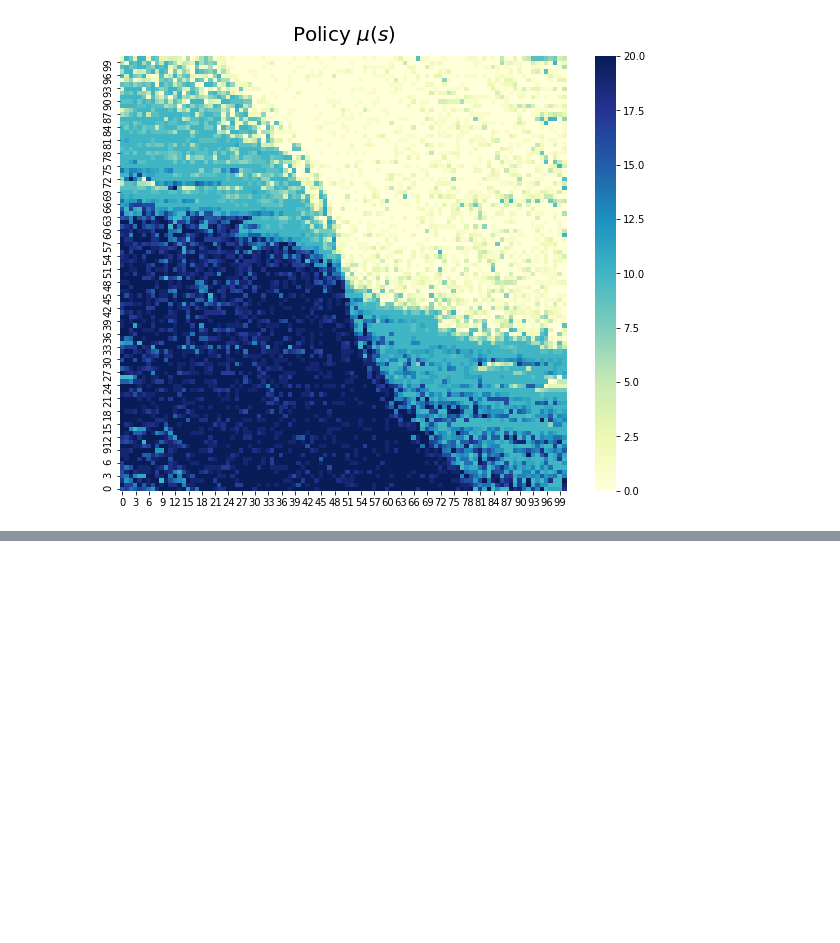
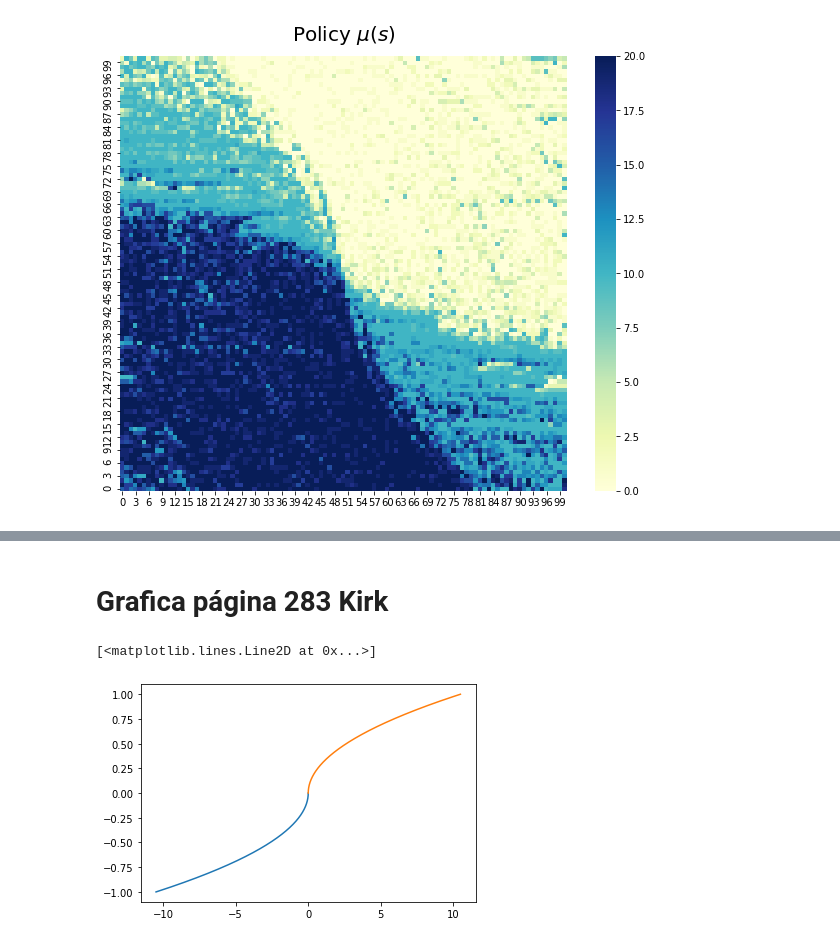
Before and after one commit to tarod13/OptimalControl, a Jupyter notebook: OptimalControl_DP_project.ipynb, the cells around one changed output, grey strips where cells are left out. Drawn from its saved outputs; the diff is of its cells as text; code cells hidden in the pictures; blank space fills up the shorter version.

```diff
--- a/OptimalControl_DP_project.ipynb
+++ b/OptimalControl_DP_project.ipynb
@@ -551,0 +554,17 @@ plt.close()
+# %% [markdown]
+# Grafica página 283 Kirk
+# %%
+x2=np.linspace(-1, 0, 1000)
+lamda=0.2
+x1=np.linspace(-1,  1, 1000)
+for i in range(1000):
+    x1[i]= -((lamda+4)/(2*lamda))*x2[i]**2
+x1_2=np.linspace(0,  1, 1000)
+plt.plot(x1, x2)
+x2_2=np.linspace(0,  1, 1000)
+for i in range(1000):
+    x1_2[i]= ((lamda+4)/(2*lamda))*x2_2[i]**2
+plt.plot(x1_2, x2_2)
+# %% [output]
+[<matplotlib.lines.Line2D at 0x...>]
+[figure, added]
```
Also changed, not shown: parts of 18 cells of this notebook.
